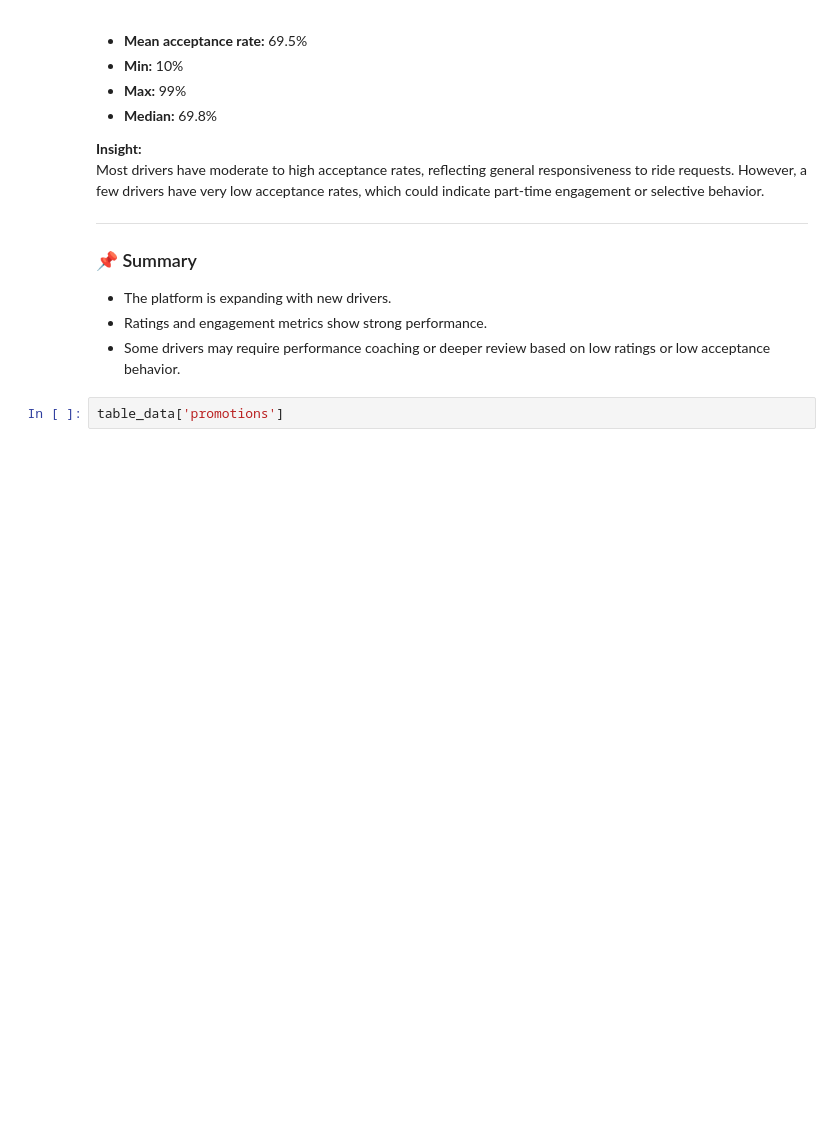
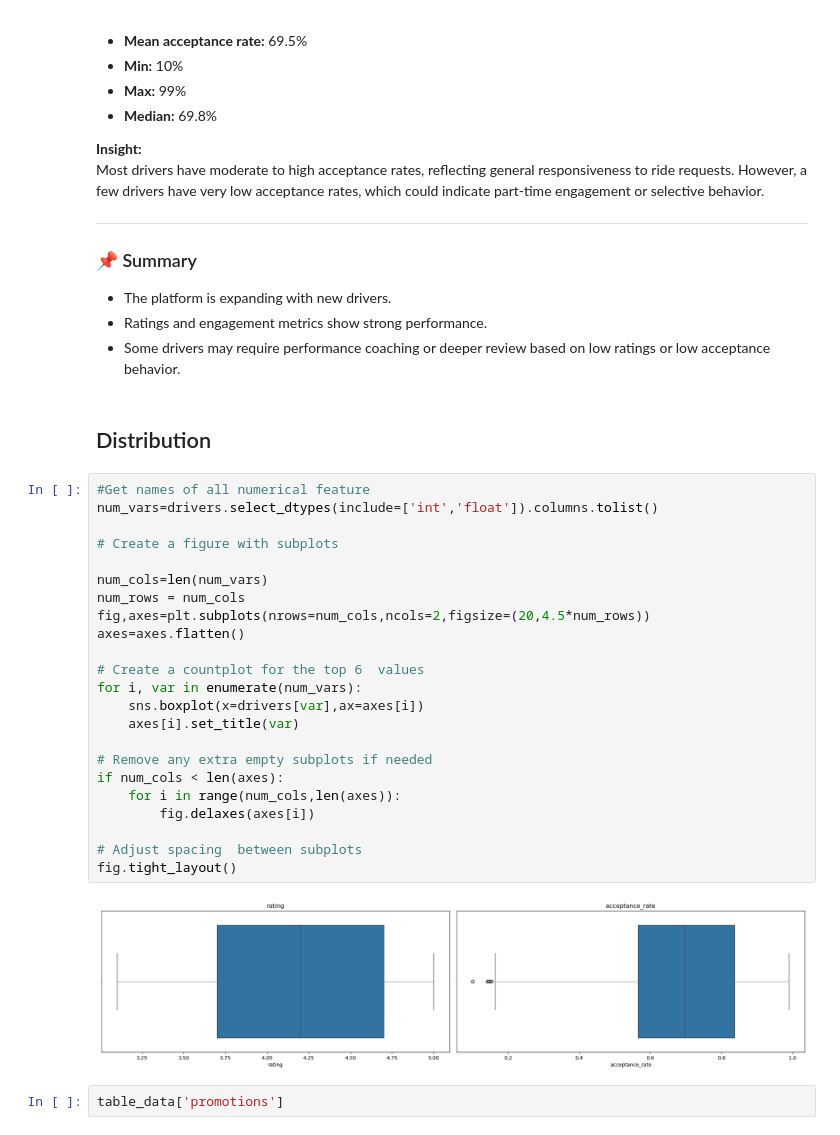
Before and after one commit to Richard-Gidi/Ridewise, a Jupyter notebook: EDA.ipynb, the cells around one changed output. Cells and saved outputs as stored; diff of their text form; blank space fills up the shorter version.

Commit message:
distribution for driver

```diff
--- a/EDA.ipynb
+++ b/EDA.ipynb
@@ -203,6 +208,33 @@ Most drivers have moderate to high acceptance rates, reflecting general responsi
 - The platform is expanding with new drivers.
 - Ratings and engagement metrics show strong performance.
 - Some drivers may require performance coaching or deeper review based on low ratings or low acceptance behavior.
+# %% [markdown]
+## Distribution
+# %%
+#Get names of all numerical feature
+num_vars=drivers.select_dtypes(include=['int','float']).columns.tolist()
+
+# Create a figure with subplots
+
+num_cols=len(num_vars)
+num_rows = num_cols
+fig,axes=plt.subplots(nrows=num_cols,ncols=2,figsize=(20,4.5*num_rows))
+axes=axes.flatten()
+
+# Create a countplot for the top 6  values
+for i, var in enumerate(num_vars):
+    sns.boxplot(x=drivers[var],ax=axes[i])
+    axes[i].set_title(var)
+
+# Remove any extra empty subplots if needed
+if num_cols < len(axes):
+    for i in range(num_cols,len(axes)):
+        fig.delaxes(axes[i])
+
+# Adjust spacing  between subplots
+fig.tight_layout()
+# %% [output]
+[figure, added]
 # %%
 table_data['promotions']
 # %% [output]
```
Also changed, not shown: parts of 2 cells of this notebook.
